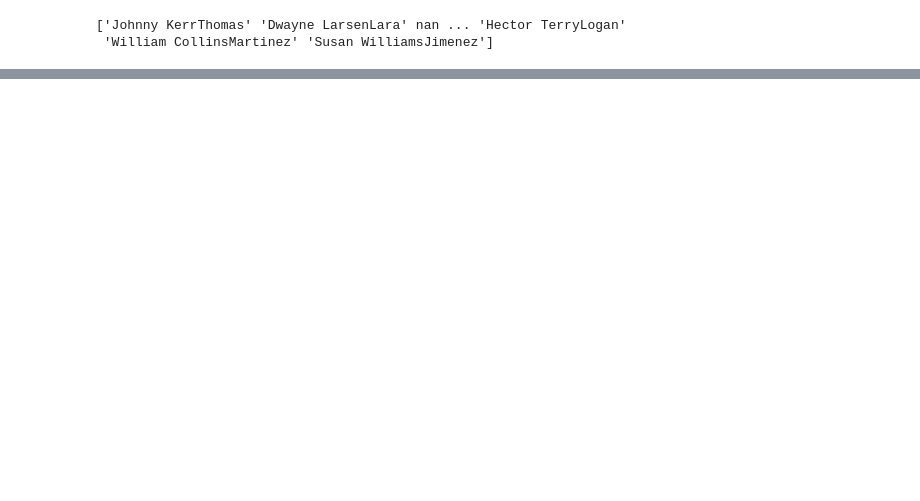
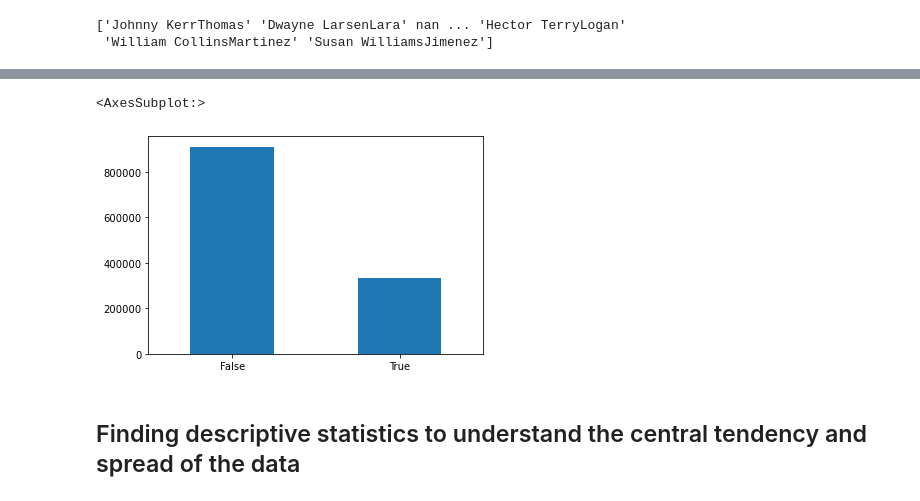
Before and after one commit to rida-manzoor/Pandas, a Jupyter notebook: Untitled.ipynb, the cells around one changed output, grey strips where cells are left out. Cells and saved outputs as stored; diff of their text form; code cells hidden in the pictures; blank space fills up the shorter version.

```diff
--- a/Untitled.ipynb
+++ b/Untitled.ipynb
@@ -81,0 +196,7 @@ print(df["NAME"].unique())
+# %%
+df['ISBOT'].value_counts().plot.bar(rot=0)
+# %% [output]
+<AxesSubplot:>
+[figure, added]
+# %% [markdown]
+## Finding descriptive statistics to understand the central tendency and spread of the data
```
Also changed, not shown: parts of 48 cells of this notebook.
